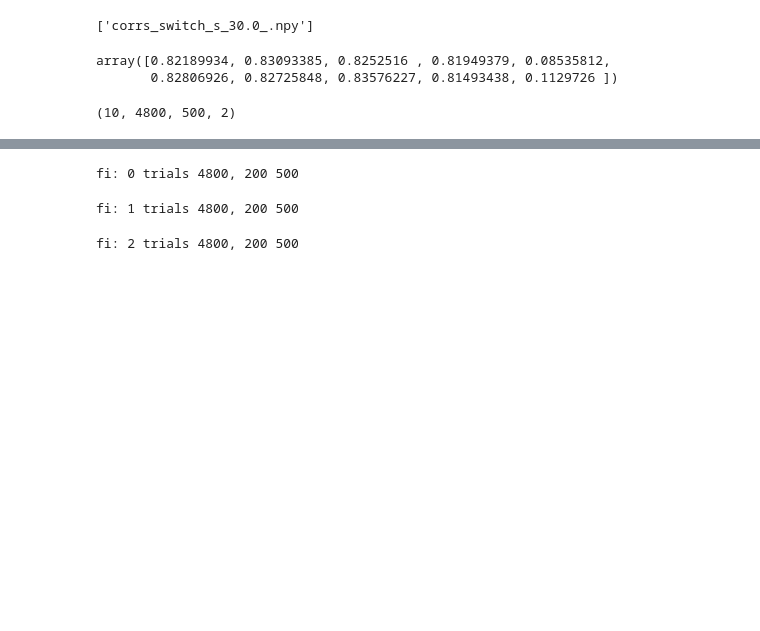
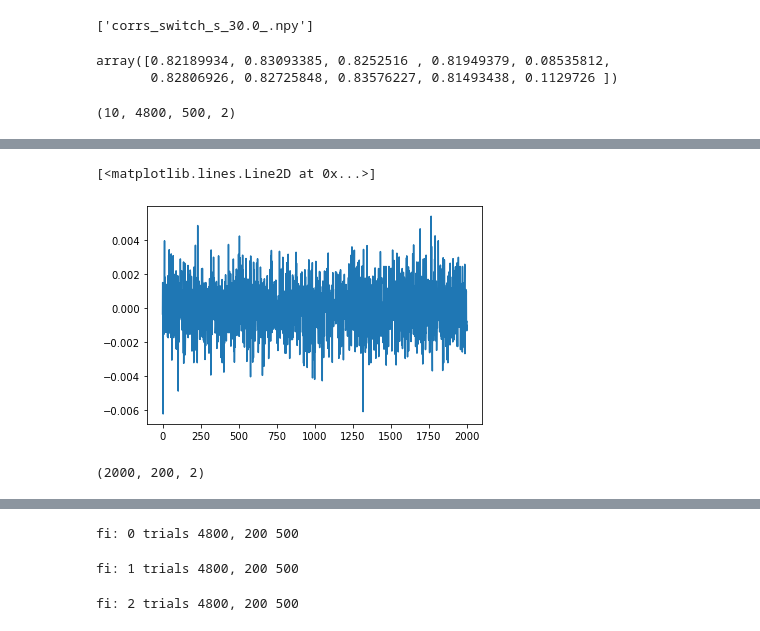
Before and after one commit to hummosa/PFC_MD_weights_stability, a Jupyter notebook: Correlation_updated.ipynb, the cells around one changed output, grey strips where cells are left out. Saved outputs shown, nothing was run; the diff lists cells and outputs as text; code cells hidden in the pictures; blank space fills up the shorter version.

```diff
--- a/Correlation_updated.ipynb
+++ b/Correlation_updated.ipynb
@@ -312,0 +310,2 @@ ofc    = Inputs[:,4]
+# %%
+fit = linm.fit(prates[:,:], v1)
@@ -312,0 +316,9 @@ ofc    = Inputs[:,4]
+# %%
+plt.plot(fit.predict(prates)-v1)
+# %% [output]
+[<matplotlib.lines.Line2D at 0x...>]
+[figure, added]
+# %%
+MDinputs.shape
+# %% [output]
+(2000, 200, 2)
```
Also changed, not shown: parts of 13 cells of this notebook, 5 other files.
